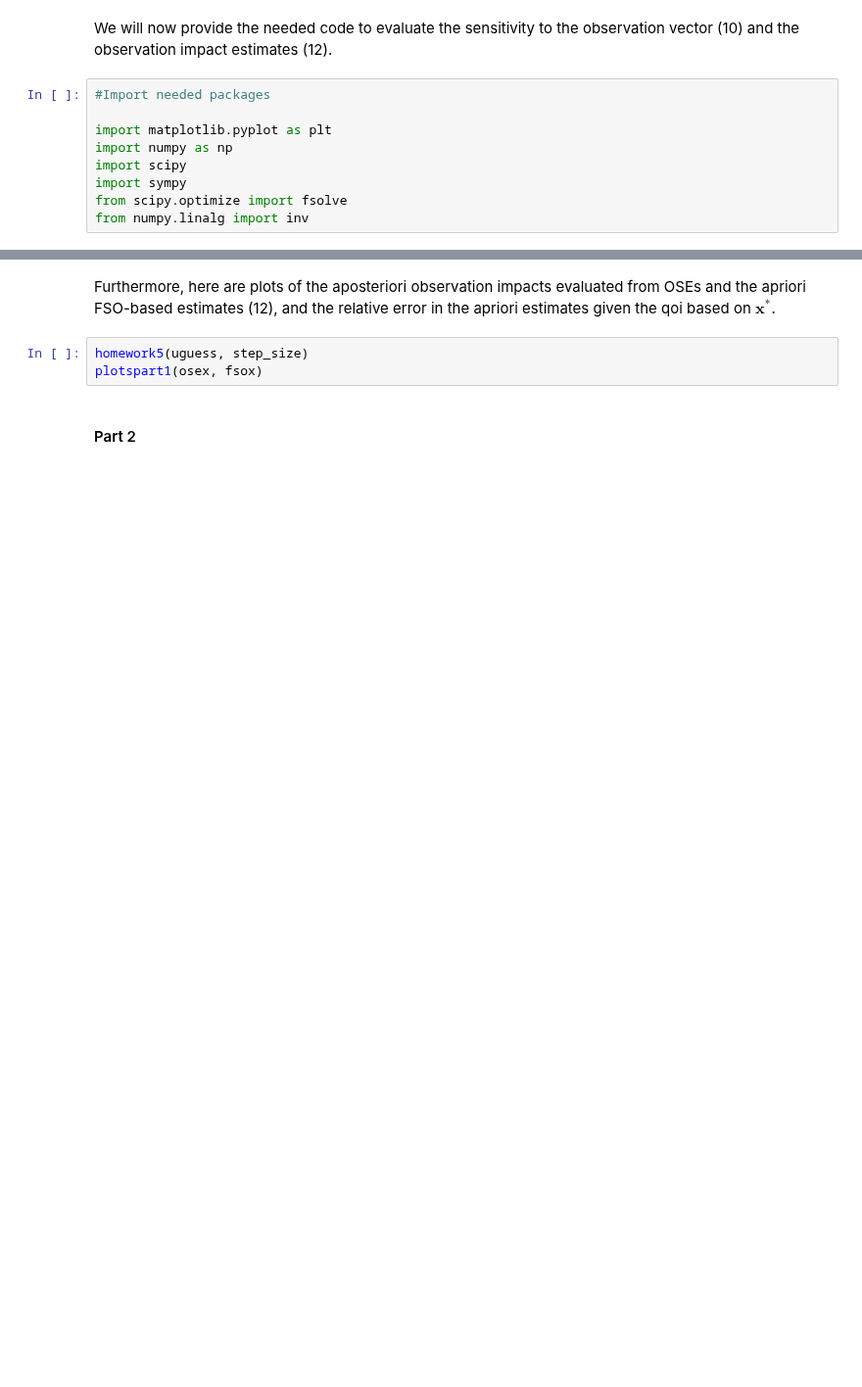
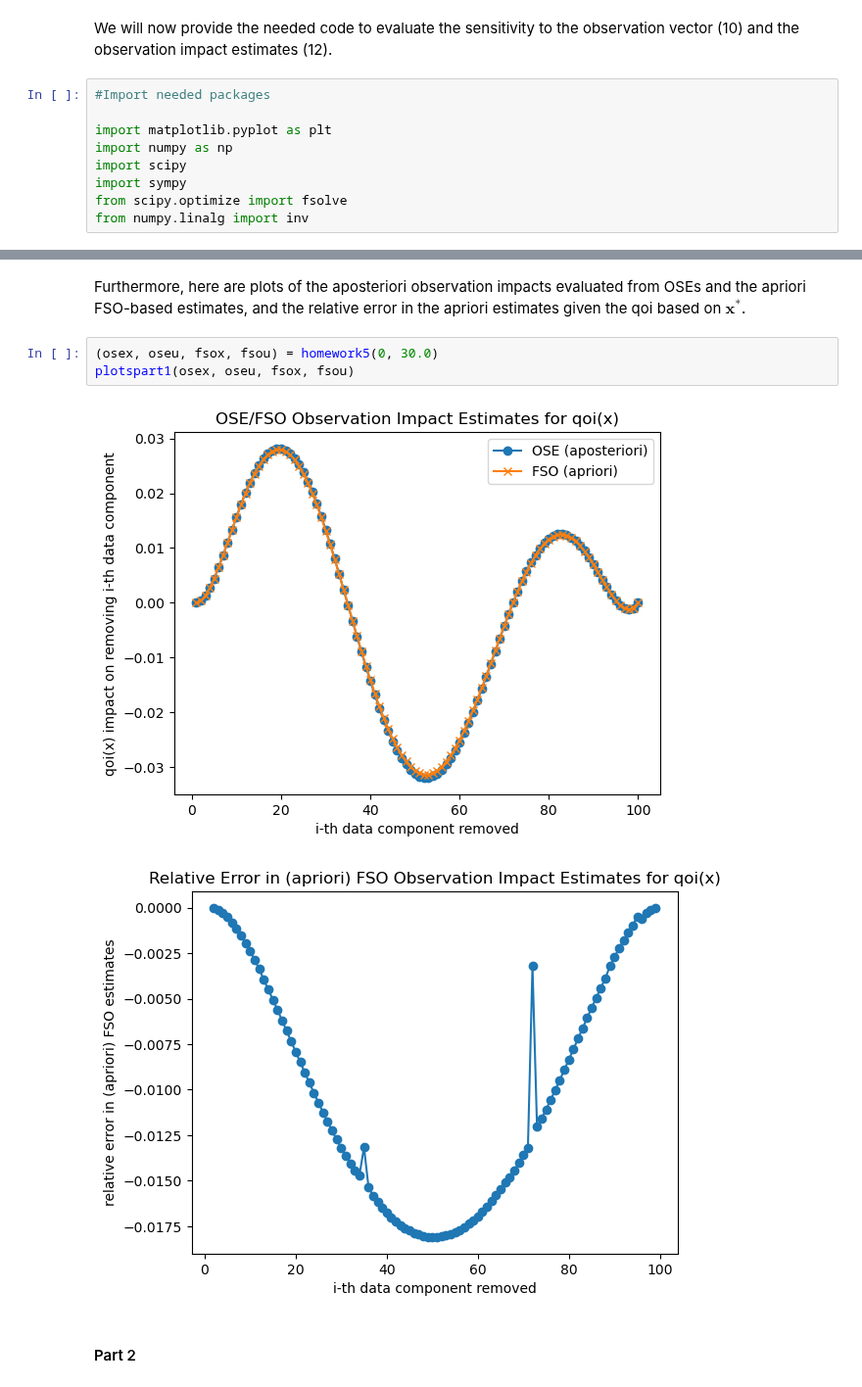
Before and after one commit to eabogle/numerical-optimization, a Jupyter notebook: model_constrained/Homework_5.ipynb, the cells around one changed output, grey strips where cells are left out. Shown at 98% size. Cells and saved outputs as stored; diff of their text form; blank space fills up the shorter version.

```diff
--- a/model_constrained/Homework_5.ipynb
+++ b/model_constrained/Homework_5.ipynb
@@ -379,10 +427,13 @@ def plotspart2(oseu, fosu):
     plt.title(f'Relative Error in (apriori) FSO Observation Impact Estimates for qoi(u)')
     plt.show()
 # %% [markdown]
-Furthermore, here are plots of the aposteriori observation impacts evaluated from OSEs and the apriori FSO-based estimates (12), and the relative error in the apriori estimates given the qoi based on $\mathbf{x}^*$.
+Furthermore, here are plots of the aposteriori observation impacts evaluated from OSEs and the apriori FSO-based estimates, and the relative error in the apriori estimates given the qoi based on $\mathbf{x}^*$.
 # %%
-homework5(uguess, step_size)
-plotspart1(osex, fsox)
+(osex, oseu, fsox, fsou) = homework5(0, 30.0)
+plotspart1(osex, oseu, fsox, fsou)
+# %% [output]
+[figure, added]
+[figure, added]
 # %% [markdown]
 #### Part 2
 # %% [markdown]
```
Also changed, not shown: parts of 31 cells of this notebook, 1 other file.
